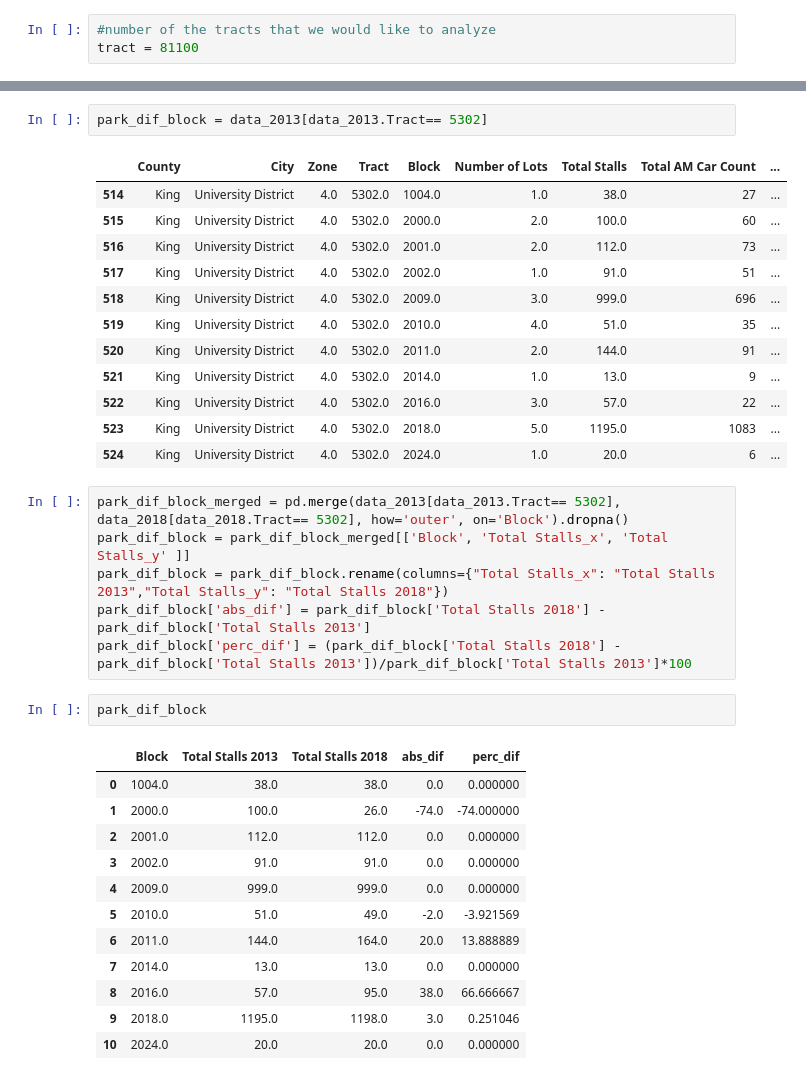
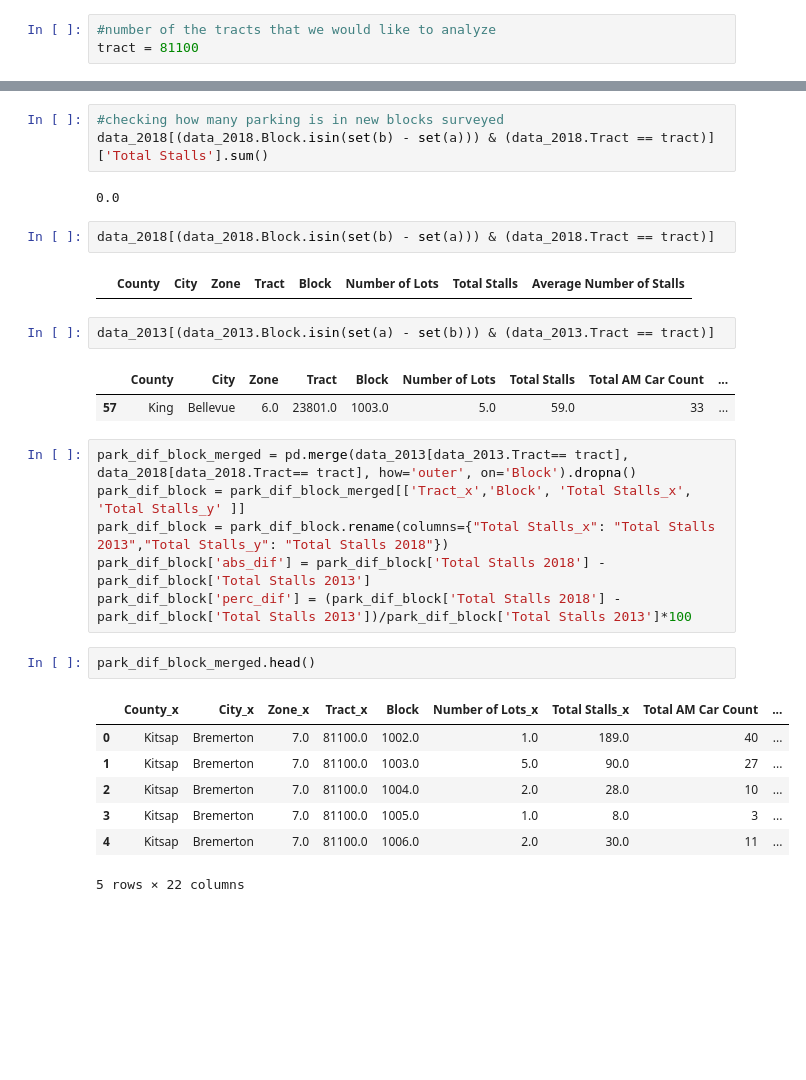
Before and after one commit to psrc/data-science, a Jupyter notebook: parking/Parking Inventory Comparison - 2013 vs 2018 data.ipynb, the cells around one changed output, grey strips where cells are left out. Drawn from its saved outputs; the diff is of its cells as text; blank space fills up the shorter version.

```diff
--- a/parking/Parking Inventory Comparison - 2013 vs 2018 data.ipynb
+++ b/parking/Parking Inventory Comparison - 2013 vs 2018 data.ipynb
@@ -192,36 +197,30 @@ len(set(b))
-# %%
-park_dif_block = data_2013[data_2013.Tract== 5302]
-# %% [output]
-|  | County | City | Zone | Tract | Block | Number of Lots | Total Stalls | Total AM Car Count | ... |
-| 514 | King | University District | 4.0 | 5302.0 | 1004.0 | 1.0 | 38.0 | 27 | ... |
-| 515 | King | University District | 4.0 | 5302.0 | 2000.0 | 2.0 | 100.0 | 60 | ... |
-| 516 | King | University District | 4.0 | 5302.0 | 2001.0 | 2.0 | 112.0 | 73 | ... |
-| 517 | King | University District | 4.0 | 5302.0 | 2002.0 | 1.0 | 91.0 | 51 | ... |
-| 518 | King | University District | 4.0 | 5302.0 | 2009.0 | 3.0 | 999.0 | 696 | ... |
-| 519 | King | University District | 4.0 | 5302.0 | 2010.0 | 4.0 | 51.0 | 35 | ... |
-| 520 | King | University District | 4.0 | 5302.0 | 2011.0 | 2.0 | 144.0 | 91 | ... |
-| 521 | King | University District | 4.0 | 5302.0 | 2014.0 | 1.0 | 13.0 | 9 | ... |
-| 522 | King | University District | 4.0 | 5302.0 | 2016.0 | 3.0 | 57.0 | 22 | ... |
-| 523 | King | University District | 4.0 | 5302.0 | 2018.0 | 5.0 | 1195.0 | 1083 | ... |
-| 524 | King | University District | 4.0 | 5302.0 | 2024.0 | 1.0 | 20.0 | 6 | ... |
+# %%
+#checking how many parking is in new blocks surveyed
+data_2018[(data_2018.Block.isin(set(b) - set(a))) & (data_2018.Tract == tract)]['Total Stalls'].sum()
+# %% [output]
+0.0
+# %%
+data_2018[(data_2018.Block.isin(set(b) - set(a))) & (data_2018.Tract == tract)]
+# %% [output]
+|  | County | City | Zone | Tract | Block | Number of Lots | Total Stalls | Average Number of Stalls |
+# %%
+data_2013[(data_2013.Block.isin(set(a) - set(b))) & (data_2013.Tract == tract)]
+# %% [output]
+|  | County | City | Zone | Tract | Block | Number of Lots | Total Stalls | Total AM Car Count | ... |
+| 57 | King | Bellevue | 6.0 | 23801.0 | 1003.0 | 5.0 | 59.0 | 33 | ... |
 # %%
-park_dif_block_merged = pd.merge(data_2013[data_2013.Tract== 5302], data_2018[data_2018.Tract== 5302], how='outer', on='Block').dropna()
-park_dif_block = park_dif_block_merged[['Block', 'Total Stalls_x', 'Total Stalls_y' ]]
+park_dif_block_merged = pd.merge(data_2013[data_2013.Tract== tract], data_2018[data_2018.Tract== tract], how='outer', on='Block').dropna()
+park_dif_block = park_dif_block_merged[['Tract_x','Block', 'Total Stalls_x', 'Total Stalls_y' ]]
 park_dif_block = park_dif_block.rename(columns={"Total Stalls_x": "Total Stalls 2013","Total Stalls_y": "Total Stalls 2018"})
 park_dif_block['abs_dif'] = park_dif_block['Total Stalls 2018'] - park_dif_block['Total Stalls 2013']
 park_dif_block['perc_dif'] = (park_dif_block['Total Stalls 2018'] - park_dif_block['Total Stalls 2013'])/park_dif_block['Total Stalls 2013']*100
-# %%
-park_dif_block
-# %% [output]
-|  | Block | Total Stalls 2013 | Total Stalls 2018 | abs_dif | perc_dif |
-| 0 | 1004.0 | 38.0 | 38.0 | 0.0 | 0.000000 |
-| 1 | 2000.0 | 100.0 | 26.0 | -74.0 | -74.000000 |
-| 2 | 2001.0 | 112.0 | 112.0 | 0.0 | 0.000000 |
-| 3 | 2002.0 | 91.0 | 91.0 | 0.0 | 0.000000 |
-| 4 | 2009.0 | 999.0 | 999.0 | 0.0 | 0.000000 |
-| 5 | 2010.0 | 51.0 | 49.0 | -2.0 | -3.921569 |
-| 6 | 2011.0 | 144.0 | 164.0 | 20.0 | 13.888889 |
-| 7 | 2014.0 | 13.0 | 13.0 | 0.0 | 0.000000 |
-| 8 | 2016.0 | 57.0 | 95.0 | 38.0 | 66.666667 |
-| 9 | 2018.0 | 1195.0 | 1198.0 | 3.0 | 0.251046 |
-| 10 | 2024.0 | 20.0 | 20.0 | 0.0 | 0.000000 |
+# %%
+park_dif_block_merged.head()
+# %% [output]
+|  | County_x | City_x | Zone_x | Tract_x | Block | Number of Lots_x | Total Stalls_x | Total AM Car Count | ... |
+| 0 | Kitsap | Bremerton | 7.0 | 81100.0 | 1002.0 | 1.0 | 189.0 | 40 | ... |
+| 1 | Kitsap | Bremerton | 7.0 | 81100.0 | 1003.0 | 5.0 | 90.0 | 27 | ... |
+| 2 | Kitsap | Bremerton | 7.0 | 81100.0 | 1004.0 | 2.0 | 28.0 | 10 | ... |
+| 3 | Kitsap | Bremerton | 7.0 | 81100.0 | 1005.0 | 1.0 | 8.0 | 3 | ... |
+| 4 | Kitsap | Bremerton | 7.0 | 81100.0 | 1006.0 | 2.0 | 30.0 | 11 | ... |
+5 rows × 22 columns
```
Also changed, not shown: parts of 33 cells of this notebook.
